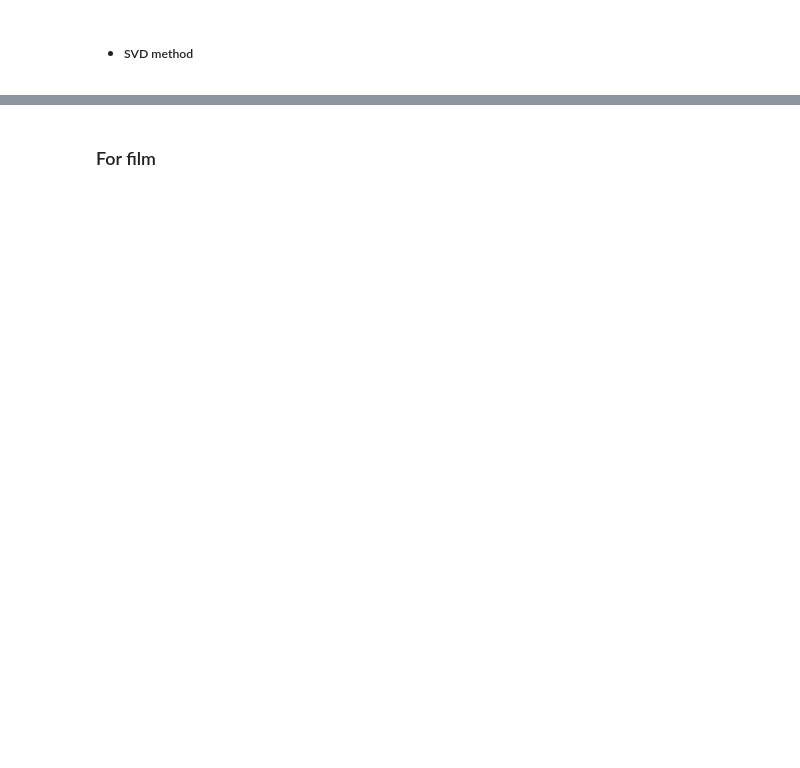
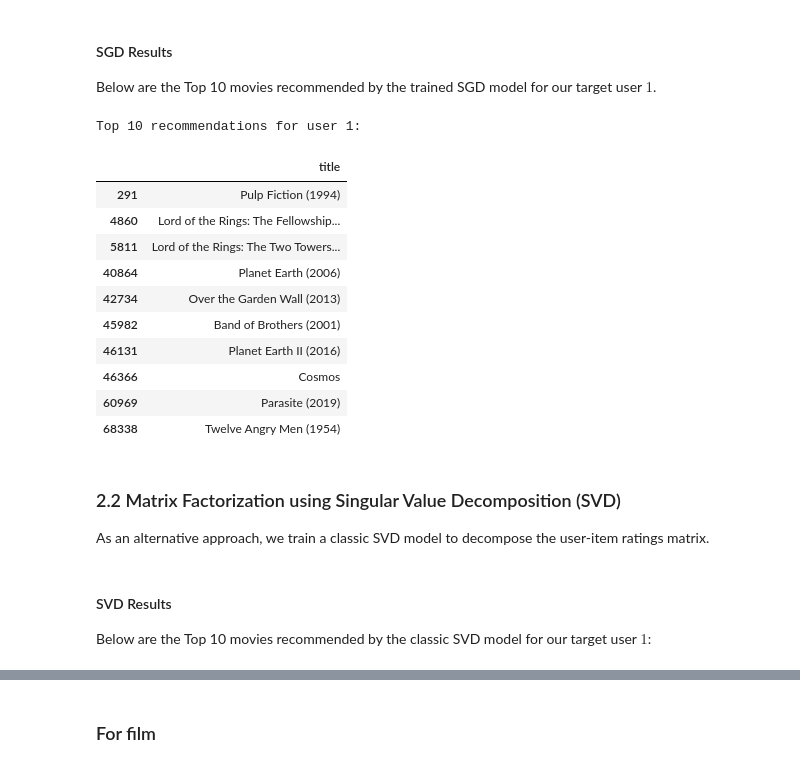
Before and after one commit to Pawel-Stepien1/Movie_Recommendation_System, a Jupyter notebook: notebooks/02_modeling.ipynb, the cells around one changed output, grey strips where cells are left out. Saved outputs shown, nothing was run; the diff lists cells and outputs as text; code cells hidden in the pictures; blank space fills up the shorter version.

Commit message:
Clean up notebook layout and document CF models

```diff
--- a/notebooks/02_modeling.ipynb
+++ b/notebooks/02_modeling.ipynb
@@ -107,2 +65,58 @@ Top 5 recommendations for user 1:
+# %%
+mlflow.set_experiment("Collaborative_Filtering_Methods")
+
+configs = [ {"k": 20, "lr": 0.01, "reg": 0.02, "epochs": 3},
+           {"k": 50, "lr": 0.005, "reg": 0.01, "epochs": 5}]
+
+for cfg in configs:
+    run_name = f"SGD_k{cfg['k']}_lr{cfg['lr']}_reg{cfg['reg']}"
+    with mlflow.start_run(run_name=run_name):
+        mlflow.set_tags({ "model_type": "SGD", "family": "matrix_factorization", "impl": "sgd" })
+        mlflow.log_params({**cfg, "model_type": "SGD" })
+
+        model = MF_SGD( k=cfg["k"], lr=cfg["lr"], reg=cfg["reg"], epochs=cfg["epochs"] )
+        model.fit( cf_train_users, cf_train_items, cf_train_ratings, len(cf_user_map), len(cf_movie_map) )
+        preds = model.predict(cf_test_users, cf_test_items)
+
+        # metrics
+        rmse = np.sqrt(np.mean((cf_test_ratings - preds) ** 2))
+        mae = np.mean(np.abs(cf_test_ratings - preds))
+        mlflow.log_metrics({"rmse": rmse, "mae": mae})
+
+        mlflow.sklearn.log_model(sk_model=model, name="sgd_model")
+# %% [markdown]
+#### SGD Results
+Below are the Top 10 movies recommended by the trained SGD model for our target user $1$.
+# %%
+# == SGD model Loading from MLflow ==
+# params: k=50, lr=0.005, reg=0.01, epochs=5
+model_sgd_uri = "models:/m-a9e3f846b1644dc8a1af08509922038c"
+loaded_model_sgd = mlflow.sklearn.load_model(model_sgd_uri)
+target_user_id = 1
+
+rec_sgd = loaded_model_sgd.recommend(
+    user_id=target_user_id,
+    user_map=cf_user_map,
+    movie_map=cf_movie_map,
+    df_movies=movies,
+    top_n=10
+)
+
+print(f"Top 10 recommendations for user {target_user_id}:")
+rec_sgd
+# %% [output]
+Top 10 recommendations for user 1:
+|  | title |
+| 291 | Pulp Fiction (1994) |
+| 4860 | Lord of the Rings: The Fellowship... |
+| 5811 | Lord of the Rings: The Two Towers... |
+| 40864 | Planet Earth (2006) |
+| 42734 | Over the Garden Wall (2013) |
+| 45982 | Band of Brothers (2001) |
+| 46131 | Planet Earth II (2016) |
+| 46366 | Cosmos |
+| 60969 | Parasite (2019) |
+| 68338 | Twelve Angry Men (1954) |
 # %% [markdown]
-- ##### SVD method
+### 2.2 Matrix Factorization using Singular Value Decomposition (SVD)
+As an alternative approach, we train a classic SVD model to decompose the user-item ratings matrix.
@@ -109 +144,4 @@ Top 5 recommendations for user 1:
+# %% [markdown]
+#### SVD Results
+Below are the Top 10 movies recommended by the classic SVD model for our target user $1$:
 # %%
```
Also changed, not shown: parts of 22 cells of this notebook.
